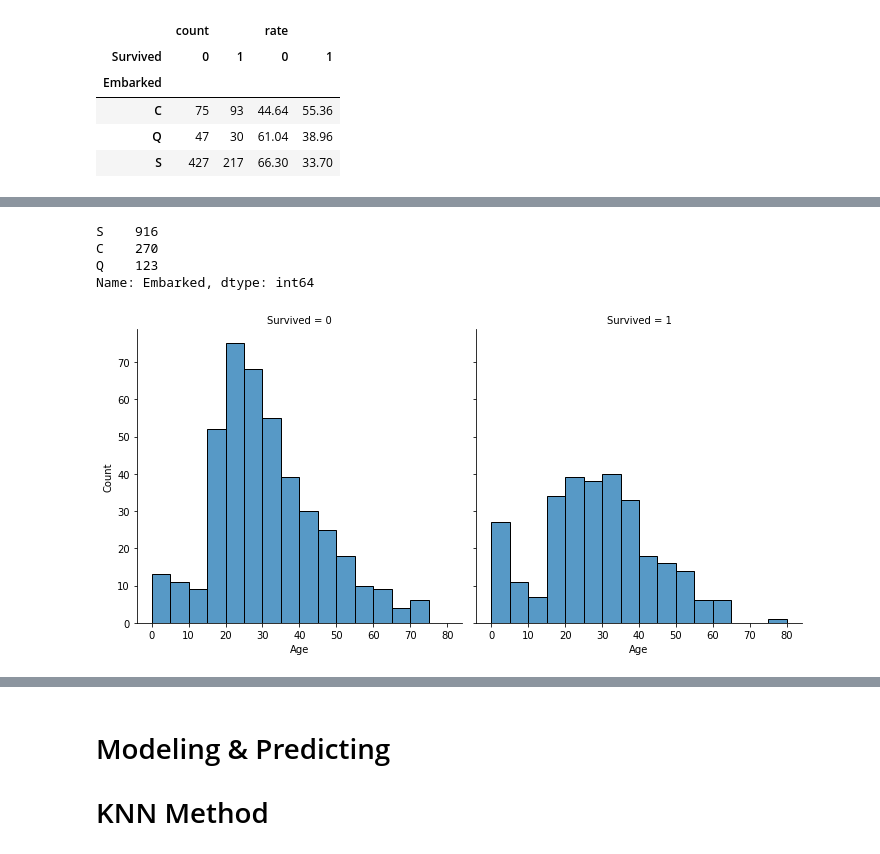
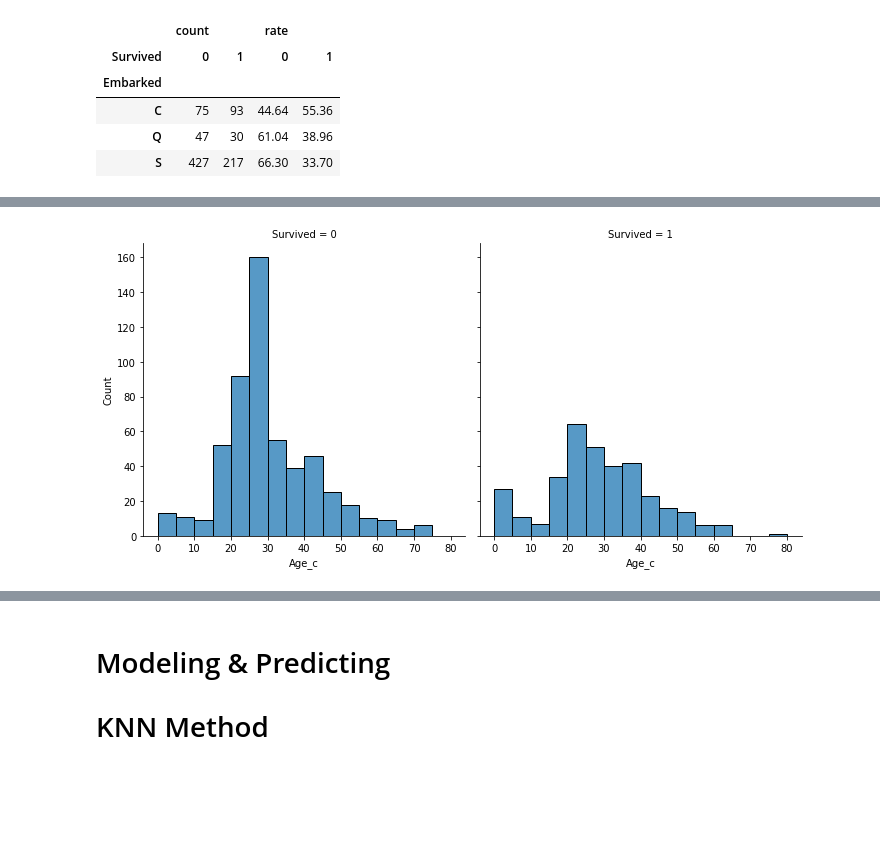
Before and after one commit to garys2022/Coursera_SQL_project, a Jupyter notebook: titanic-ml-1.ipynb, the cells around one changed output, grey strips where cells are left out. Saved outputs shown, nothing was run; the diff lists cells and outputs as text; code cells hidden in the pictures; blank space fills up the shorter version.

```diff
--- a/titanic-ml-1.ipynb
+++ b/titanic-ml-1.ipynb
@@ -41,0 +127,5 @@ combine = (pd.concat([train_df,test_df]))
+# %%
+# make a copy of the data
+train_df = train_df_raw.copy()
+test_df = test_df_raw.copy()
+combine = [train_df,test_df]
@@ -153,0 +292,8 @@ train_df.corr()
+# %%
+# Exploring survial rate across age to better put age into groups
+train_df['Age_gp'] = pd.cut(train_df['Age_c'], bins=np.arange(0,pd.concat(combine)['Age_c'].max()+5,5),include_lowest=True)
+age_sur_rate = train_df.groupby(['Age_gp'])['Survived'].sum()/train_df.groupby(['Age_gp'])['Survived'].count()*100
+age_gp_cout = train_df.groupby(['Age_gp'])['Survived'].count()
+print(pd.DataFrame({'Sur_rate':age_sur_rate,'Counts':age_gp_cout}))
+
+age_dist = sns.displot(data=train_df,x='Age_c',col='Survived',binwidth=5,binrange=[0,80])
@@ -269,11 +524,0 @@ Survived Rate per Parch
-# %%
-# Creating new columns for both train and test dataset
-train_df['fam_mem'] = train_df['SibSp']+train_df['Parch']
-test_df['fam_mem'] = test_df['SibSp']+test_df['Parch']
-
-# reviewing the data with this new metrics 'fam_mem'
-print('Survived Rate per fam_mem_sur')
-fam_mem_sur = train_df.pivot_table(index=['fam_mem'],columns=['Survived'],values=['PassengerId'],aggfunc='count')
-fam_mem_sur[[('rate',0),('rate',1)]] = fam_mem_sur['PassengerId'].apply(lambda x:x/x.sum(),axis=1)*100
-fam_mem_sur = fam_mem_sur.rename({'PassengerId':'count'},axis=1).fillna(0)
-fam_mem_sur
@@ -357,18 +546,7 @@ combine[combine['Embarked'].isnull()]
-# %%
-# Filling the na value
-combine['Embarked'].fillna('S',inplace=True)
-train_df['Embarked'].fillna('S',inplace=True)
-test_df['Embarked'].fillna('S',inplace=True)
-combine['Embarked'].value_counts(dropna=False)
-# %% [output]
-S    916
-C    270
-Q    123
-Name: Embarked, dtype: int64
 # %%
 # Majority of passenger are in the age of 15-40 years old.
 # Children whose age below 5 have a higher survival rate
 # Passenger with age 15-40 have a lower survial rate
-age_dist = sns.displot(data=train_df,x='Age',col='Survived',binwidth=5,binrange=[0,80])
+age_dist = sns.displot(data=train_df,x='Age_c',col='Survived',binwidth=5,binrange=[0,80])
 # %% [output]
-[figure, old version]
+[figure, new version]
```
Also changed, not shown: parts of 73 cells of this notebook.
